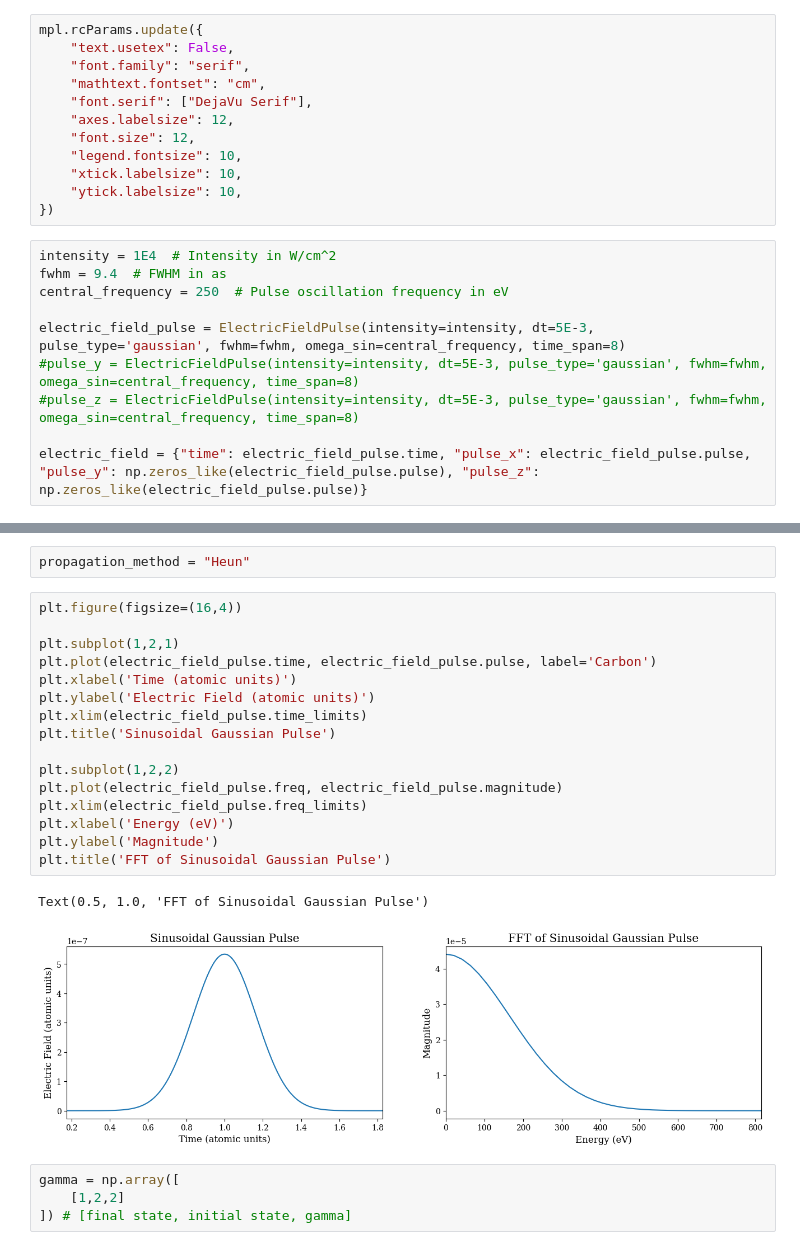
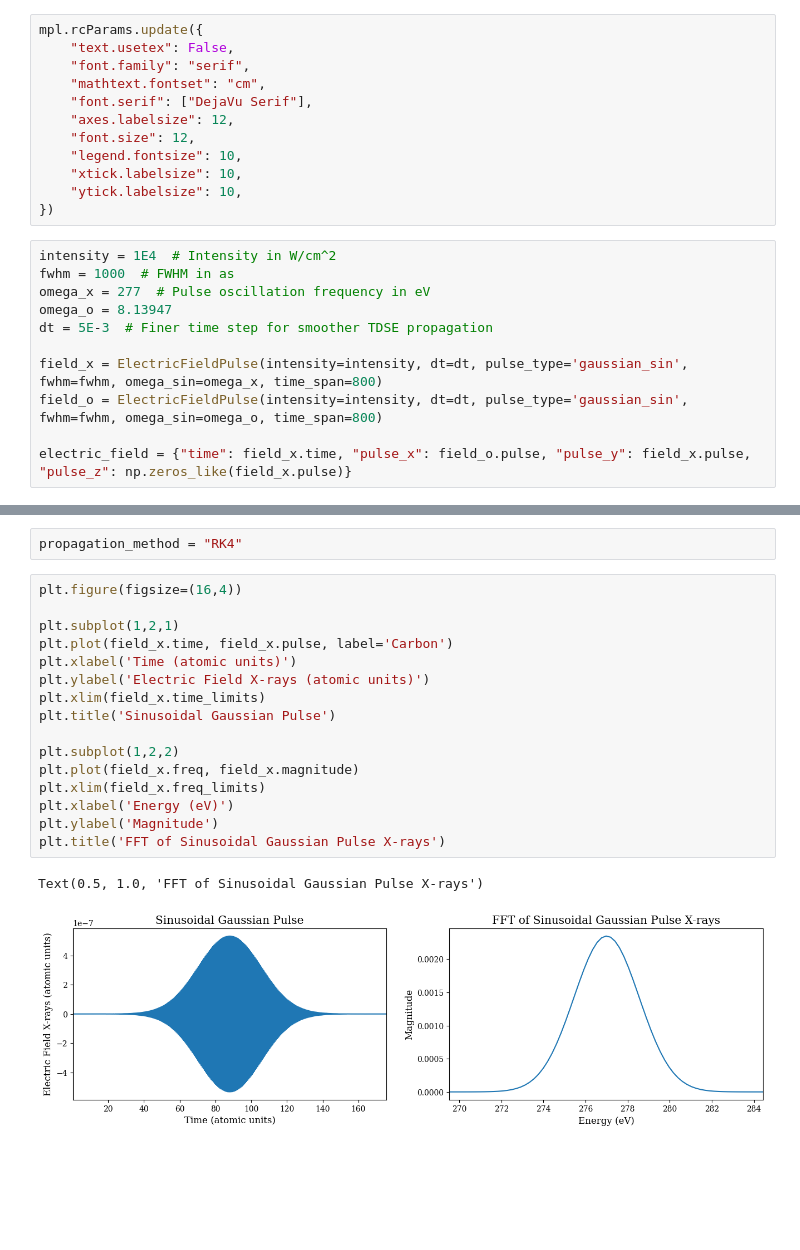
Before and after one commit to Spoksonat/pysse, a Jupyter notebook: notebooks/SSE_third_test.ipynb, the cells around one changed output, grey strips where cells are left out. Saved outputs shown, nothing was run; the diff lists cells and outputs as text; blank space fills up the shorter version.

```diff
--- a/notebooks/SSE_third_test.ipynb
+++ b/notebooks/SSE_third_test.ipynb
@@ -17,12 +28,13 @@ mpl.rcParams.update({
 })
 # %%
 intensity = 1E4  # Intensity in W/cm^2
-fwhm = 9.4  # FWHM in as
-central_frequency = 250  # Pulse oscillation frequency in eV
+fwhm = 1000  # FWHM in as
+omega_x = 277  # Pulse oscillation frequency in eV
+omega_o = 8.13947
+dt = 5E-3  # Finer time step for smoother TDSE propagation
 
-electric_field_pulse = ElectricFieldPulse(intensity=intensity, dt=5E-3, pulse_type='gaussian', fwhm=fwhm, omega_sin=central_frequency, time_span=8)
-#pulse_y = ElectricFieldPulse(intensity=intensity, dt=5E-3, pulse_type='gaussian', fwhm=fwhm, omega_sin=central_frequency, time_span=8)
-#pulse_z = ElectricFieldPulse(intensity=intensity, dt=5E-3, pulse_type='gaussian', fwhm=fwhm, omega_sin=central_frequency, time_span=8)
+field_x = ElectricFieldPulse(intensity=intensity, dt=dt, pulse_type='gaussian_sin', fwhm=fwhm, omega_sin=omega_x, time_span=800)
+field_o = ElectricFieldPulse(intensity=intensity, dt=dt, pulse_type='gaussian_sin', fwhm=fwhm, omega_sin=omega_o, time_span=800)
 
-electric_field = {"time": electric_field_pulse.time, "pulse_x": electric_field_pulse.pulse, "pulse_y": np.zeros_like(electric_field_pulse.pulse), "pulse_z": np.zeros_like(electric_field_pulse.pulse)}
+electric_field = {"time": field_x.time, "pulse_x": field_o.pulse, "pulse_y": field_x.pulse, "pulse_z": np.zeros_like(field_x.pulse)}
 # %%
@@ -43,25 +61,21 @@ Electric Field Pulse:
 # %%
-propagation_method = "Heun"
+propagation_method = "RK4"
 # %%
 plt.figure(figsize=(16,4))
 
 plt.subplot(1,2,1)
-plt.plot(electric_field_pulse.time, electric_field_pulse.pulse, label='Carbon')
+plt.plot(field_x.time, field_x.pulse, label='Carbon')
 plt.xlabel('Time (atomic units)')
-plt.ylabel('Electric Field (atomic units)')
-plt.xlim(electric_field_pulse.time_limits)
+plt.ylabel('Electric Field X-rays (atomic units)')
+plt.xlim(field_x.time_limits)
 plt.title('Sinusoidal Gaussian Pulse')
 
 plt.subplot(1,2,2)
-plt.plot(electric_field_pulse.freq, electric_field_pulse.magnitude)
-plt.xlim(electric_field_pulse.freq_limits)
+plt.plot(field_x.freq, field_x.magnitude)
+plt.xlim(field_x.freq_limits)
 plt.xlabel('Energy (eV)')
 plt.ylabel('Magnitude')
-plt.title('FFT of Sinusoidal Gaussian Pulse')
+plt.title('FFT of Sinusoidal Gaussian Pulse X-rays')
 # %% [output]
-Text(0.5, 1.0, 'FFT of Sinusoidal Gaussian Pulse')
+Text(0.5, 1.0, 'FFT of Sinusoidal Gaussian Pulse X-rays')
-[figure, old version]
+[figure, new version]
-# %%
-gamma = np.array([
-    [1,2,2]
-]) # [final state, initial state, gamma]
```
Also changed, not shown: parts of 12 cells of this notebook, 12 other files.
